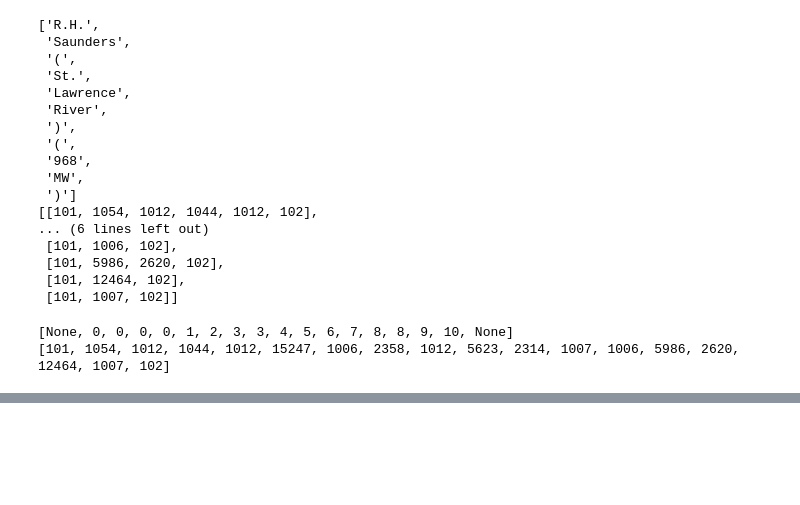
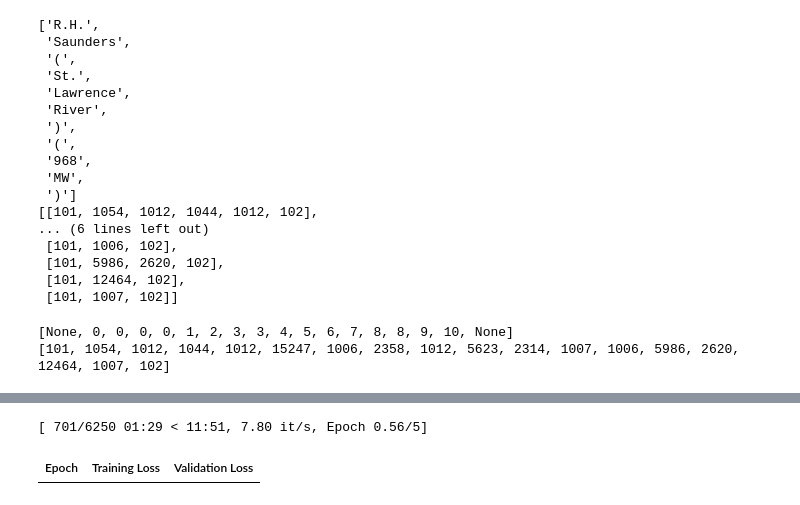
Before and after one commit to ujjalkumarmaity/NLP, a Jupyter notebook: NER/Named_Entity_Recognition_with_BERT_wikiann.ipynb, the cells around one changed output, grey strips where cells are left out. Saved outputs shown, nothing was run; the diff lists cells and outputs as text; code cells hidden in the pictures; blank space fills up the shorter version.

Commit message:
fine tune model

```diff
--- a/NER/Named_Entity_Recognition_with_BERT_wikiann.ipynb
+++ b/NER/Named_Entity_Recognition_with_BERT_wikiann.ipynb
@@ -89,0 +115,3 @@ tokenized_data = dataset.map(adjusted_tokenized_label,batched=True,remove_column
+# %%
+label_names = dataset["train"].features["ner_tags"].feature.names
+label_names
@@ -89,0 +120,2 @@ tokenized_data = dataset.map(adjusted_tokenized_label,batched=True,remove_column
+# %%
+model = BertForTokenClassification.from_pretrained('distilbert-base-uncased',num_labels = len(label_names))
@@ -89,0 +161,27 @@ tokenized_data = dataset.map(adjusted_tokenized_label,batched=True,remove_column
+# %%
+# Fine Tuning Model
+logging_steps = len(tokenized_data['train']) // 16
+
+training_arg = TrainingArguments(
+    output_dir = '/content/',
+    num_train_epochs = 5,
+    per_device_train_batch_size = 16,
+    per_device_eval_batch_size = 16,
+    evaluation_strategy = 'epoch',
+    disable_tqdm = False,
+    logging_steps=logging_steps
+)
+# %%
+trainer = Trainer(model = model,
+                args = training_arg,
+                train_dataset=tokenized_data["train"],
+                eval_dataset=tokenized_data["validation"],
+                data_collator=data_collector,
+                tokenizer=tokenizer,
+                compute_metrics=compute_metrics
+                  )
+# %%
+trainer.train()
+# %% [output]
+[ 701/6250 01:29 < 11:51, 7.80 it/s, Epoch 0.56/5]
+| Epoch | Training Loss | Validation Loss |
```
Also changed, not shown: parts of 11 cells of this notebook.
